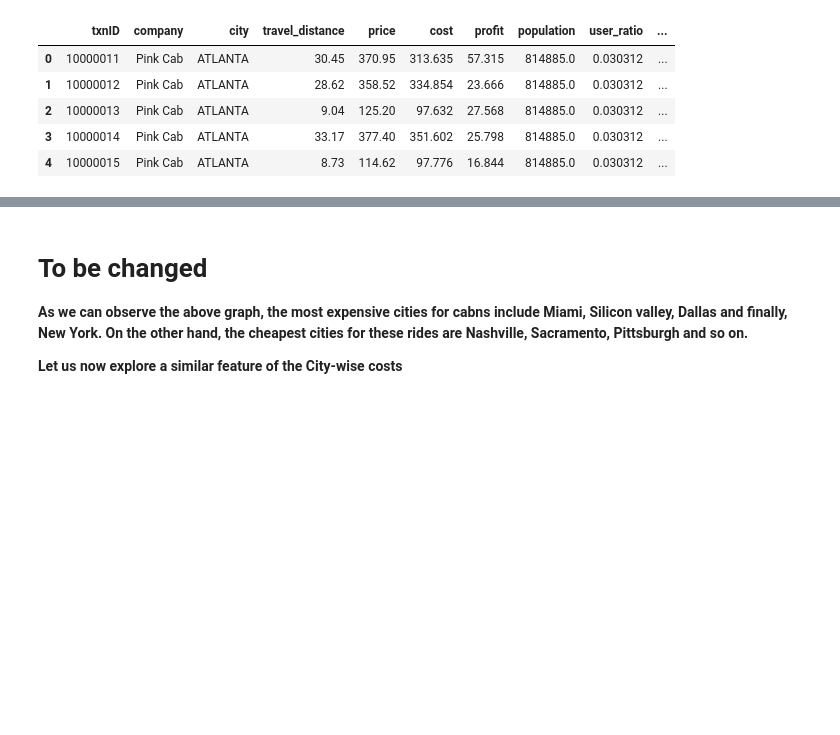
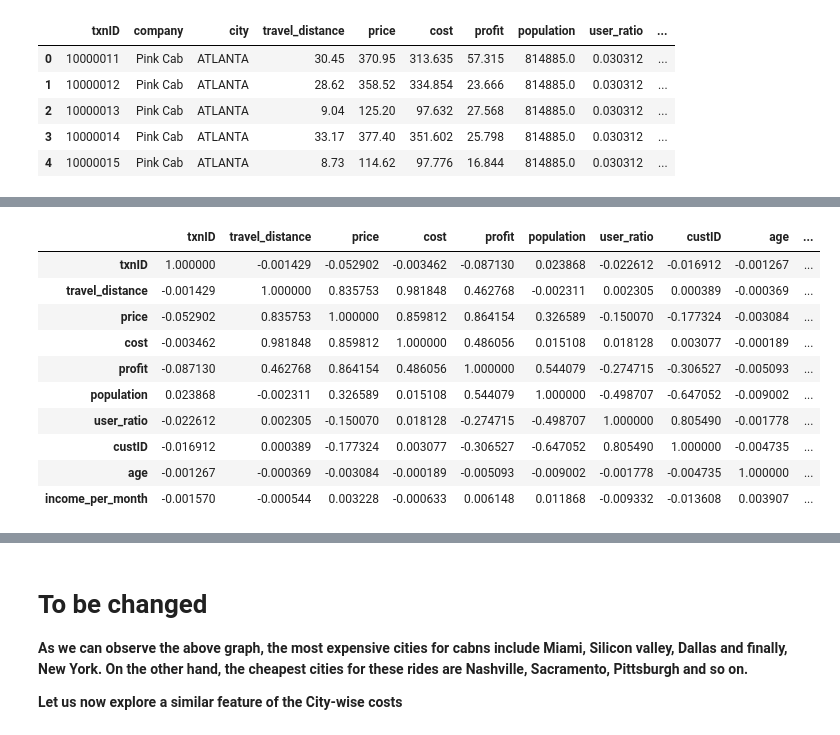
Before and after one commit to udbhavbalaji/G2M-Cab-Industry, a Jupyter notebook: EDA for G2M Cab Industry.ipynb, the cells around one changed output, grey strips where cells are left out. Saved outputs shown, nothing was run; the diff lists cells and outputs as text; code cells hidden in the pictures; blank space fills up the shorter version.

```diff
--- a/EDA for G2M Cab Industry.ipynb
+++ b/EDA for G2M Cab Industry.ipynb
@@ -356 +368,15 @@ __Let us explore some features that might give us some useful insights. Question
+# %%
+master.corr()
+# %% [output]
+|  | txnID | travel_distance | price | cost | profit | population | user_ratio | custID | age | ... |
+| txnID | 1.000000 | -0.001429 | -0.052902 | -0.003462 | -0.087130 | 0.023868 | -0.022612 | -0.016912 | -0.001267 | ... |
+| travel_distance | -0.001429 | 1.000000 | 0.835753 | 0.981848 | 0.462768 | -0.002311 | 0.002305 | 0.000389 | -0.000369 | ... |
+| price | -0.052902 | 0.835753 | 1.000000 | 0.859812 | 0.864154 | 0.326589 | -0.150070 | -0.177324 | -0.003084 | ... |
+| cost | -0.003462 | 0.981848 | 0.859812 | 1.000000 | 0.486056 | 0.015108 | 0.018128 | 0.003077 | -0.000189 | ... |
+| profit | -0.087130 | 0.462768 | 0.864154 | 0.486056 | 1.000000 | 0.544079 | -0.274715 | -0.306527 | -0.005093 | ... |
+| population | 0.023868 | -0.002311 | 0.326589 | 0.015108 | 0.544079 | 1.000000 | -0.498707 | -0.647052 | -0.009002 | ... |
+| user_ratio | -0.022612 | 0.002305 | -0.150070 | 0.018128 | -0.274715 | -0.498707 | 1.000000 | 0.805490 | -0.001778 | ... |
+| custID | -0.016912 | 0.000389 | -0.177324 | 0.003077 | -0.306527 | -0.647052 | 0.805490 | 1.000000 | -0.004735 | ... |
+| age | -0.001267 | -0.000369 | -0.003084 | -0.000189 | -0.005093 | -0.009002 | -0.001778 | -0.004735 | 1.000000 | ... |
+| income_per_month | -0.001570 | -0.000544 | 0.003228 | -0.000633 | 0.006148 | 0.011868 | -0.009332 | -0.013608 | 0.003907 | ... |
 # %%
```
Also changed, not shown: parts of 9 cells of this notebook.
